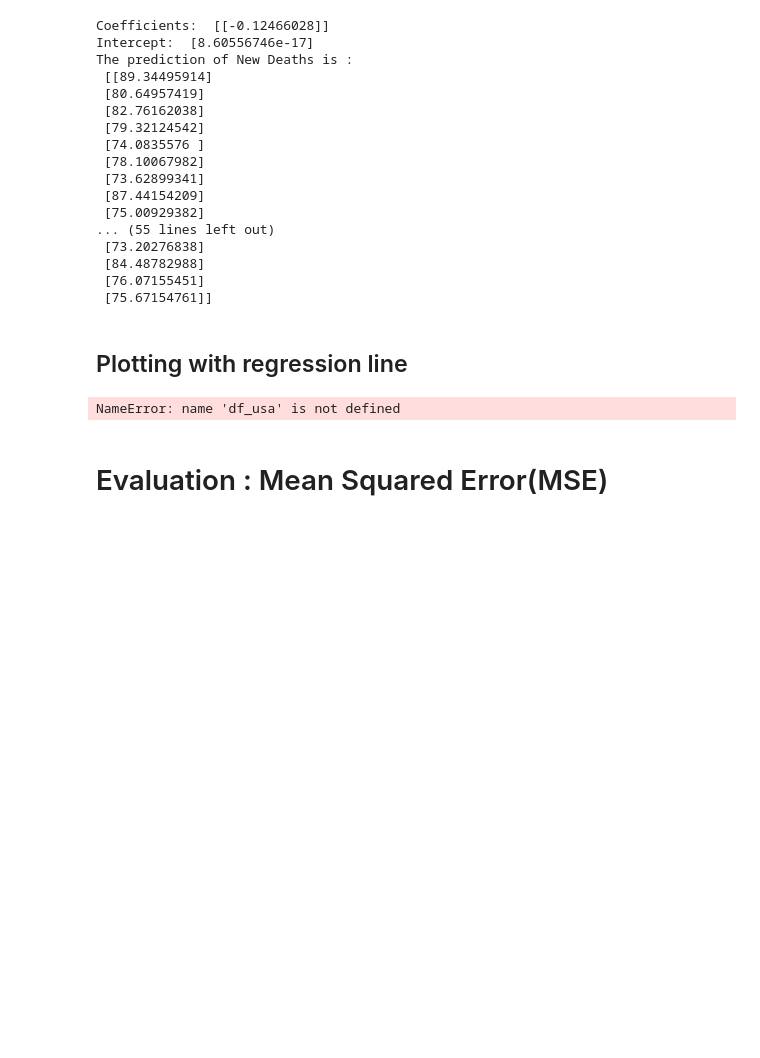
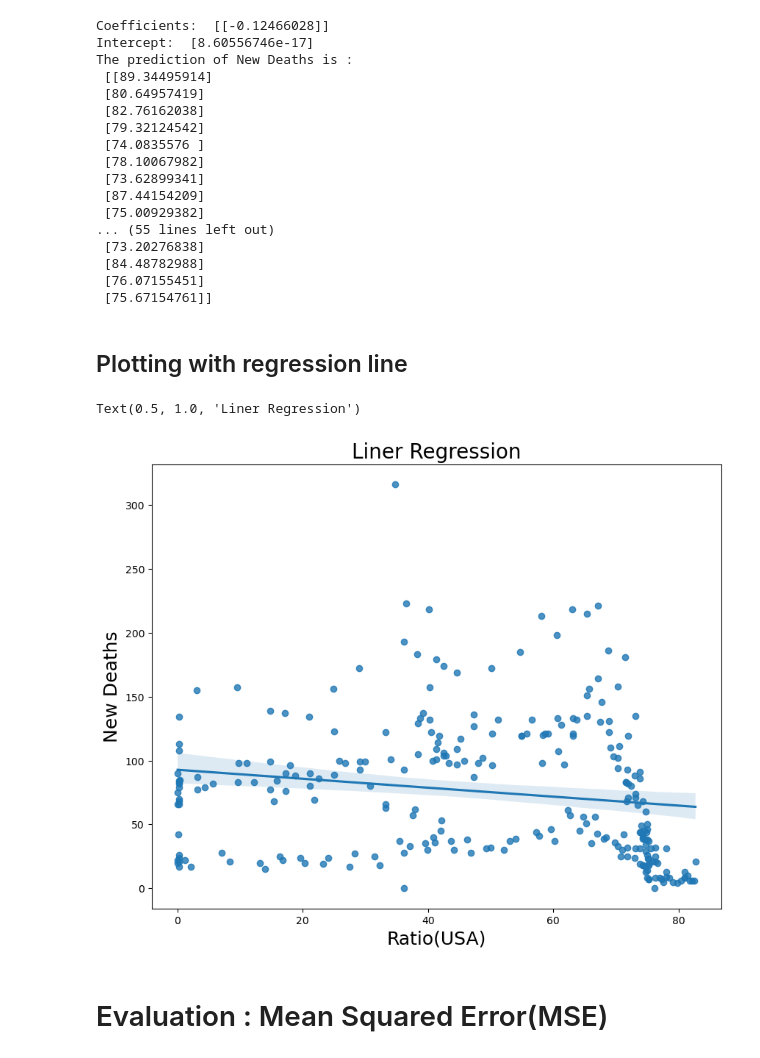
Before and after one commit to ijarpa/ijarpa, a Jupyter notebook: 4_Covid_Chile/liner-regression-vaccination-mortality-analysis.ipynb, the cells around one changed output. Drawn from its saved outputs; the diff is of its cells as text; code cells hidden in the pictures; blank space fills up the shorter version.

```diff
--- a/4_Covid_Chile/liner-regression-vaccination-mortality-analysis.ipynb
+++ b/4_Covid_Chile/liner-regression-vaccination-mortality-analysis.ipynb
@@ -313,16 +313,17 @@ The prediction of New Deaths is :
 # %% [markdown]
 ## Plotting with regression line
 # %%
-x = df_usa['ratio']
-y = df_usa['New_deaths']
+x = chile['ratio']
+y = chile['New_deaths']
 
 plt.figure(figsize=(10,8),dpi=100)
 sns.regplot(x=x, y=y)
 plt.xlabel('Ratio(USA)',fontsize=18)
 plt.ylabel('New Deaths',fontsize=18)
 plt.title('Liner Regression',fontsize=20)
 # %% [output]
-NameError: name 'df_usa' is not defined
+Text(0.5, 1.0, 'Liner Regression')
+[figure, added]
 # %% [markdown]
 # Evaluation : Mean Squared Error(MSE)
 # %% [markdown]
```
Also changed, not shown: 2 other files.
